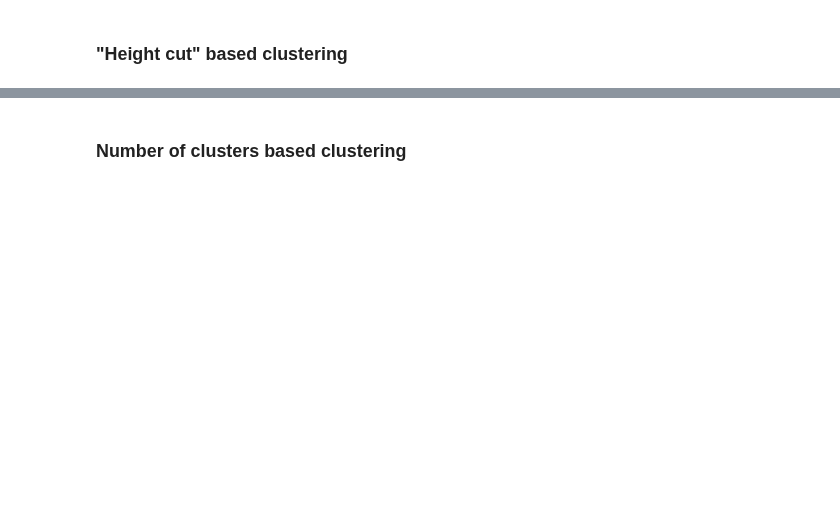
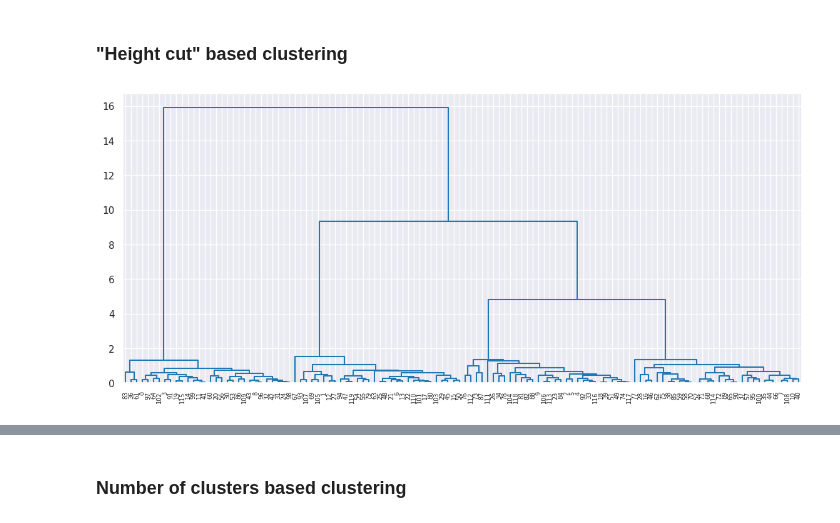
Before and after one commit to spencer18001/Clustering-And-Dimensionality-Reduction---Deep-Dive, a Jupyter notebook: 09/0909.ipynb, the cells around one changed output, grey strips where cells are left out. Drawn from its saved outputs; the diff is of its cells as text; code cells hidden in the pictures; blank space fills up the shorter version.

```diff
--- a/09/0909.ipynb
+++ b/09/0909.ipynb
@@ -47,13 +73,15 @@ linkage_matrix = linkage(data_df, method='average')
 # %%
 # Draw the dendrogram
 plt.figure(figsize=(14,6))
 _ = dendrogram(
     linkage_matrix,
     leaf_font_size=7,
     labels=data_df.index,
     above_threshold_color='black',
     color_threshold=20
-)
+) # a value of 4 represents a good cutting height
+# %% [output]
+[figure, added]
 # %%
 cut_height = 4
 clusters = fcluster(linkage_matrix, criterion='distance', t=cut_height)
```
Also changed, not shown: parts of 23 cells of this notebook.
